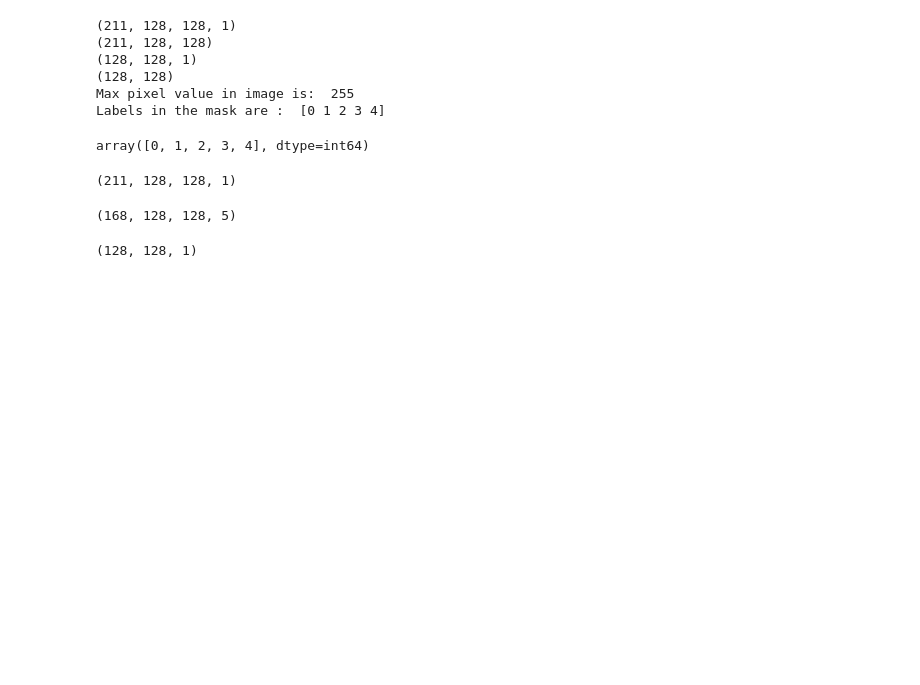
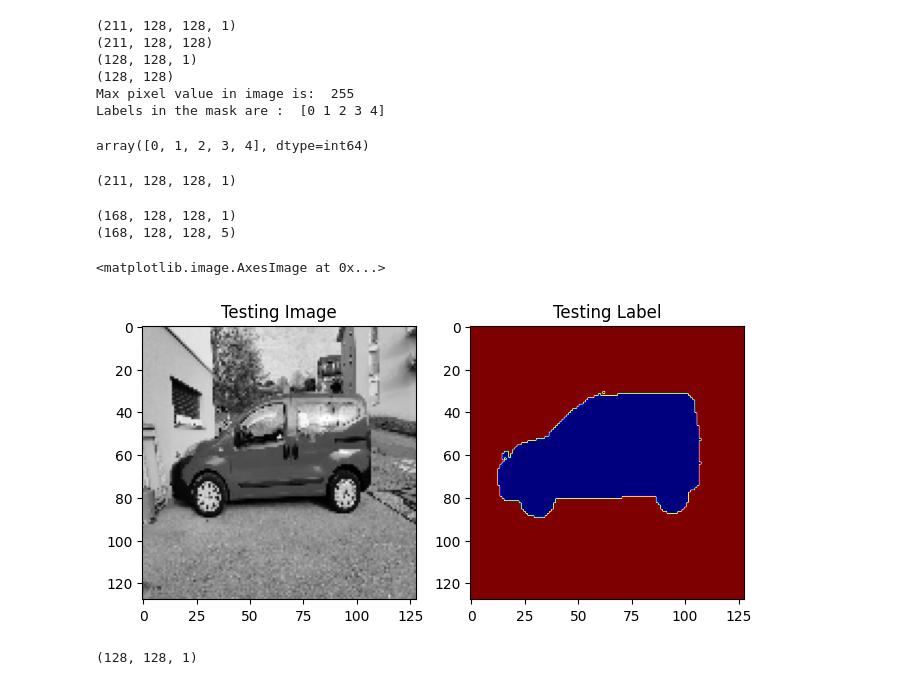
Before and after one commit to ele10-code/Deep_Learning, a Jupyter notebook: UNet6.ipynb, the cells around one changed output. Cells and saved outputs as stored; diff of their text form; code cells hidden in the pictures; blank space fills up the shorter version.

```diff
--- a/UNet6.ipynb
+++ b/UNet6.ipynb
@@ -108,14 +106,33 @@ X_train, X_test, y_train, y_test = train_test_split(image_dataset, mask_dataset_
 # %%
 from keras.utils import to_categorical
 train_masks_cat = to_categorical(y_train, num_classes=n_classes)
 y_train_cat = train_masks_cat.reshape((y_train.shape[0], y_train.shape[1], y_train.shape[2], n_classes))
 
 test_masks_cat = to_categorical(y_test, num_classes=n_classes)
 y_test_cat = test_masks_cat.reshape((y_test.shape[0], y_test.shape[1], y_test.shape[2], n_classes))
+print(y_train.shape)
+print(y_train_cat.shape)
 
-print(y_train_cat.shape)
+#Stampa la figura
+test_img_number = 0
+test_img = X_train[test_img_number]
+ground_truth=train_masks_cat[test_img_number]
+test_img_norm=test_img[:,:,0][:,:,None]
+test_img_input=np.expand_dims(test_img_norm, 0)
+
+
+plt.figure(figsize=(12, 8))
+plt.subplot(231)
+plt.title('Testing Image')
+plt.imshow(test_img[:,:,0], cmap='gray')
+plt.subplot(232)
+plt.title('Testing Label')
+plt.imshow(ground_truth[:,:,0], cmap='jet')
 # %% [output]
+(168, 128, 128, 1)
 (168, 128, 128, 5)
+<matplotlib.image.AxesImage at 0x...>
+[figure, added]
 # %%
 # Building Unet by dividing encoder and decoder into blocks
 
```
Also changed, not shown: parts of 11 cells of this notebook, 1 other file.
